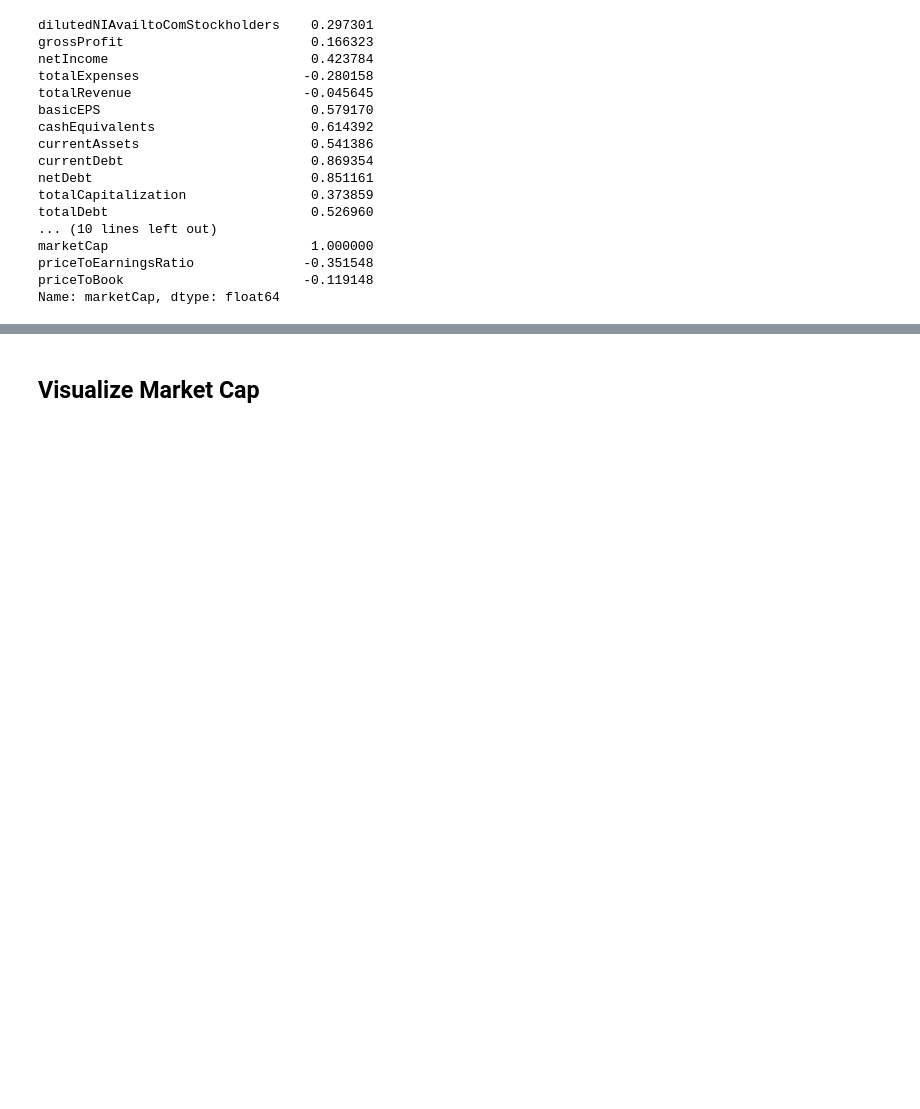
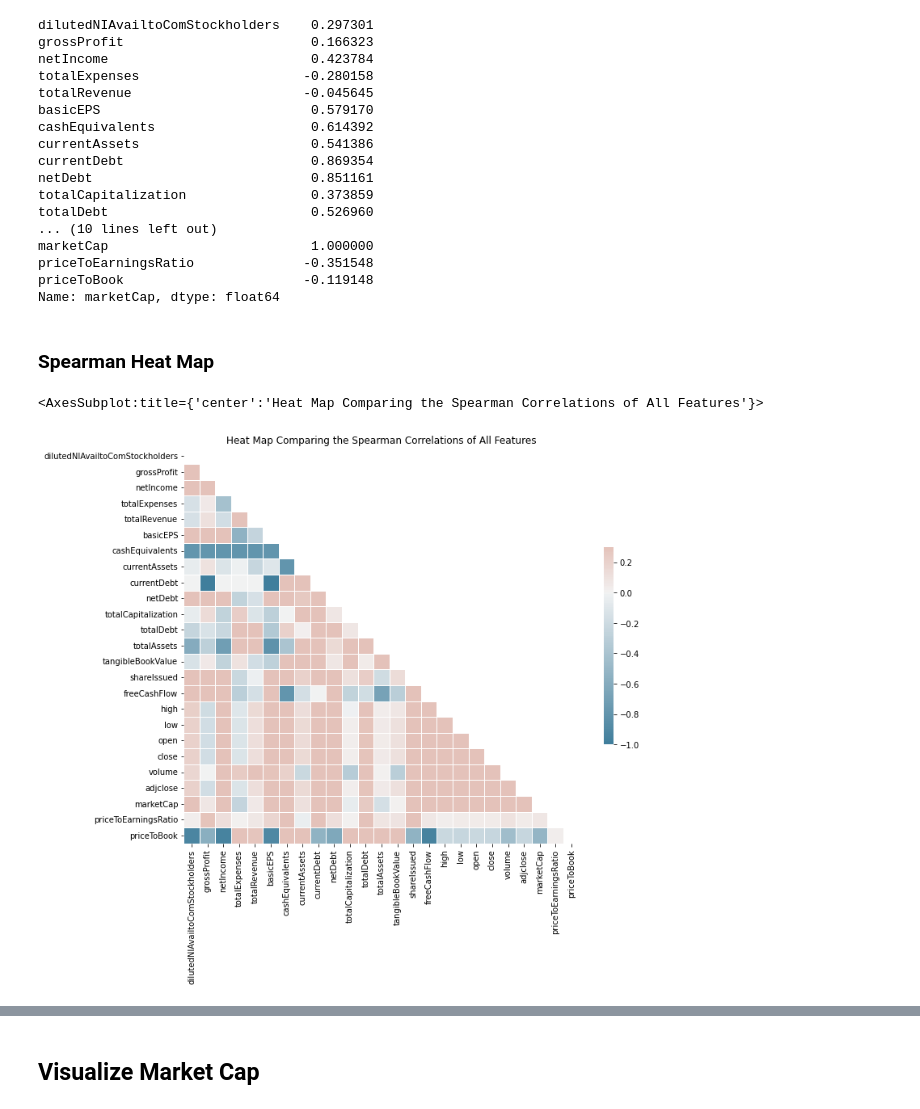
Before and after one commit to jeffjoseph22/value-investing, a Jupyter notebook: value_investing_analysis.ipynb, the cells around one changed output, grey strips where cells are left out. Cells and saved outputs as stored; diff of their text form; code cells hidden in the pictures; blank space fills up the shorter version.

```diff
--- a/value_investing_analysis.ipynb
+++ b/value_investing_analysis.ipynb
@@ -98,3 +96,25 @@ marketCap                          1.000000
 priceToEarningsRatio              -0.351548
 priceToBook                       -0.119148
 Name: marketCap, dtype: float64
+# %% [markdown]
+### Spearman Heat Map
+# %%
+
+# Get Correlation Values
+spearman_corr = df.corr(method='spearman')
+
+# Set up the matplotlib figure
+f, ax = plt.subplots(figsize=(11, 9))
+plt.title("Heat Map Comparing the Spearman Correlations of All Features")
+# Generate a mask hide the upper triangle
+mask = np.triu(np.ones_like(spearman_corr, dtype=bool))
+
+# Generate a custom diverging colormap
+cmap = sb.diverging_palette(230, 20, as_cmap=True)
+
+# Draw the heatmap with the mask and correct aspect ratio
+sb.heatmap(spearman_corr, cmap=cmap, mask = mask, vmax=.3, center=0,
+            square=True, linewidths=.5, cbar_kws={"shrink": .5})
+# %% [output]
+<AxesSubplot:title={'center':'Heat Map Comparing the Spearman Correlations of All Features'}>
+[figure, added]
```
Also changed, not shown: parts of 16 cells of this notebook, 1 other file.
